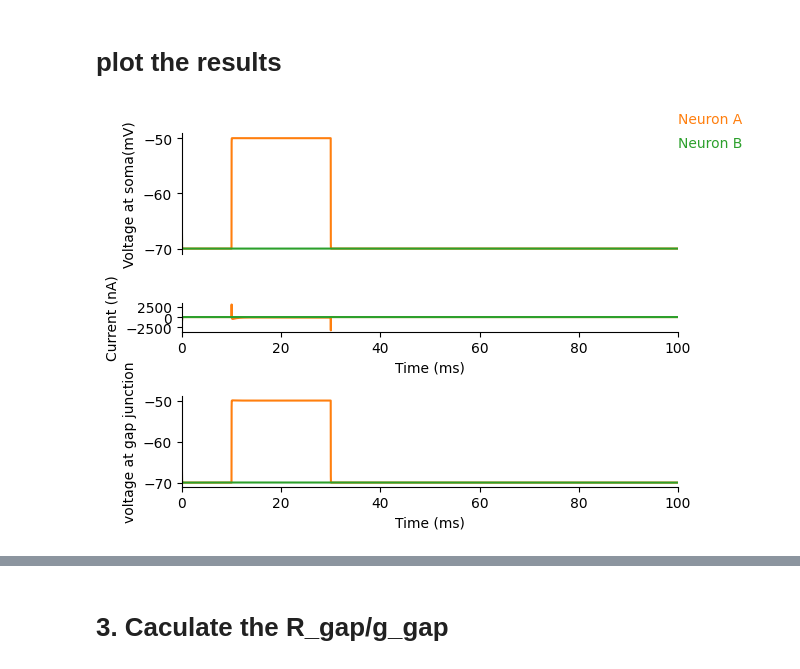
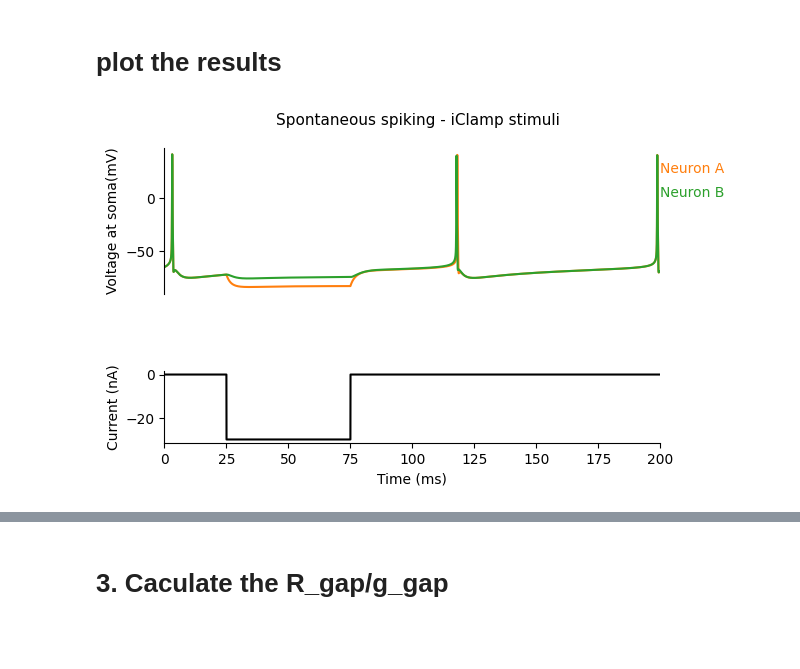
Before and after one commit to Miao-Cissy/gapjunction, a Jupyter notebook: gap_junction copy.ipynb, the cells around one changed output, grey strips where cells are left out. Drawn from its saved outputs; the diff is of its cells as text; code cells hidden in the pictures; blank space fills up the shorter version.

Commit message:
plots

```diff
--- a/gap_junction copy.ipynb
+++ b/gap_junction copy.ipynb
@@ -88,15 +172,16 @@ Vector[41]
 # %%
 num_pulses = 1
 inter_stim_interval = 5
-h.tstop = 100
+h.tstop = 200
 
+stim_start = 25
 
 stim = h.List()
 for i in range(num_pulses):
     stim.append(h.IClamp(0.5, sec=neurons[0].soma)) # give stimulus at neuron0
-    stim[i].amp = 0
-    stim[i].delay = 5 + inter_stim_interval * i
-    stim[i].dur = 1
+    stim[i].amp = -30
+    stim[i].delay = stim_start + inter_stim_interval * i
+    stim[i].dur = 50
 # %% [markdown]
 ## 2.3 vclamp stimulus
 # %%
@@ -153,41 +237,47 @@ running simulation ...
 # plot the results
 # %%
 fig = plt.figure()
-gs = gridspec.GridSpec(24, 2)
+
+gs = gridspec.GridSpec(20, 2)
 
 # voltage axis
-ax1 = fig.add_subplot(gs[0:8, :])
+ax1 = fig.add_subplot(gs[2:10, :])
 ax1.plot(t_vec, v_cell0, '-', color='C01')
 ax1.plot(t_vec, v_cell1, '-', color='C02')
 max_v = max(v_cell0.max(), v_cell1.max())
-fig.text(.9, .9, "Neuron A", color='C01')
-fig.text(.9, .85, "Neuron B", color='C02')
+fig.text(.9, .75, "Neuron A", color='C01')
+fig.text(.9, .7, "Neuron B", color='C02')
 ax1.set_ylabel('Voltage at soma('+h.units('v')+')')
 ax1.axes.get_xaxis().set_visible(False)
 ax1.set_xlim([0, h.tstop])
 ax1.spines['top'].set_visible(False)
 ax1.spines['right'].set_visible(False)
 ax1.spines['bottom'].set_visible(False)
+title = 'Spontaneous spiking - iClamp stimuli'
+fig.text(.3, .85,title, fontsize = 11)
 
 # current axis
-ax2 = fig.add_subplot(gs[11:13, :], sharex=ax1)
-ax2.plot(np.array(t_vec)[1:], np.array(vstim[0])[1:], '-', color='C01')
-ax2.plot(np.array(t_vec)[1:], np.array(vstim[1])[1:], '-', color='C02')
+ax2 = fig.add_subplot(gs[14:18, :], sharex=ax1)
+for i in range(num_pulses):
+    ax2.plot(t_vec, istim[i], '-', color='k')
 ax2.spines['top'].set_visible(False)
 ax2.spines['right'].set_visible(False)
 ax2.set_ylabel('Current (nA)')
 ax2.set_xlabel('Time ('+h.units('t')+')')
 ax2.set_xlim([0, h.tstop])
 
-# current axis
-ax3 = fig.add_subplot(gs[17:23, :], sharex=ax1)
-ax3.plot(t_vec, v0_gap, '-', color='C01',label ='dendrite A')
-ax3.plot(t_vec, v1_gap, '-', color='C02',label ='dendrite B')
-ax3.spines['top'].set_visible(False)
-ax3.spines['right'].set_visible(False)
-ax3.set_ylabel('voltage at gap junction')
-ax3.set_xlabel('Time ('+h.units('t')+')')
-ax3.set_xlim([0, h.tstop])
-plt.show()
+
+# # current axis
+# ax3 = fig.add_subplot(gs[17:23, :], sharex=ax1)
+# ax3.plot(t_vec, v0_gap, '-', color='C01',label ='dendrite A')
+# ax3.plot(t_vec, v1_gap, '-', color='C02',label ='dendrite B')
+# ax3.spines['top'].set_visible(False)
+# ax3.spines['right'].set_visible(False)
+# ax3.set_ylabel('voltage at gap junction')
+# ax3.set_xlabel('Time ('+h.units('t')+')')
+# ax3.set_xlim([0, h.tstop])
+# plt.show()
+# iplot(tls.mpl_to_plotly(fig))
+plt.savefig(f'./results/{title}.png')
 # %% [output]
-[figure, old version]
+[figure, new version]
```
Also changed, not shown: parts of 16 cells of this notebook, 8 other files.
